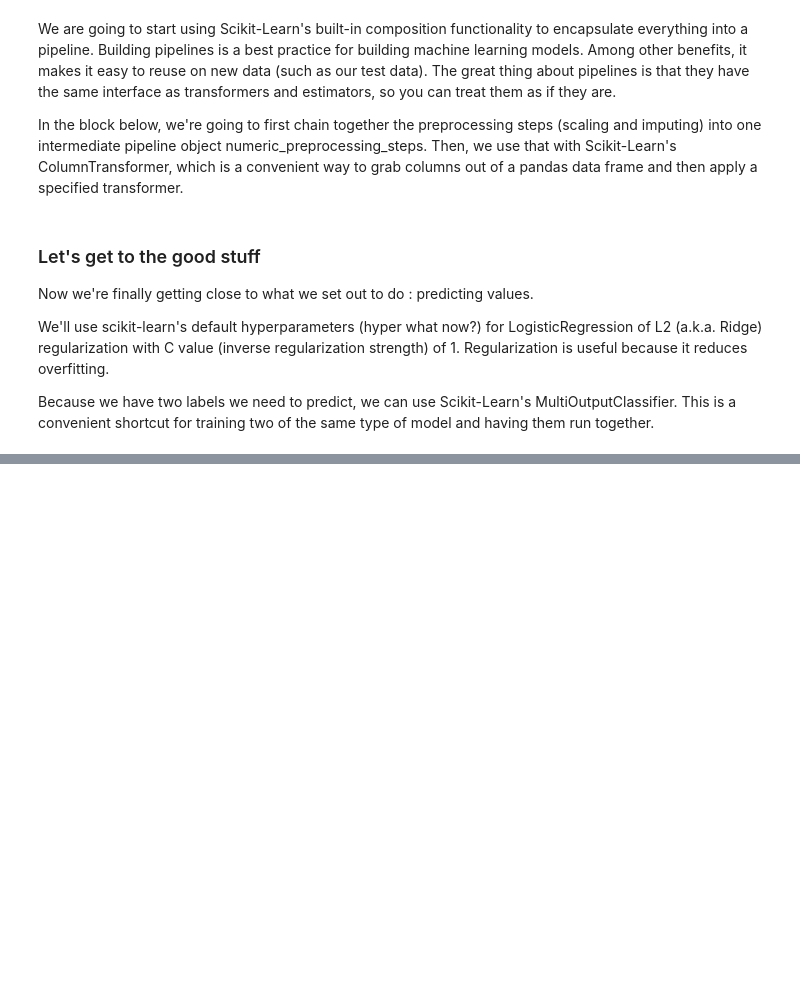
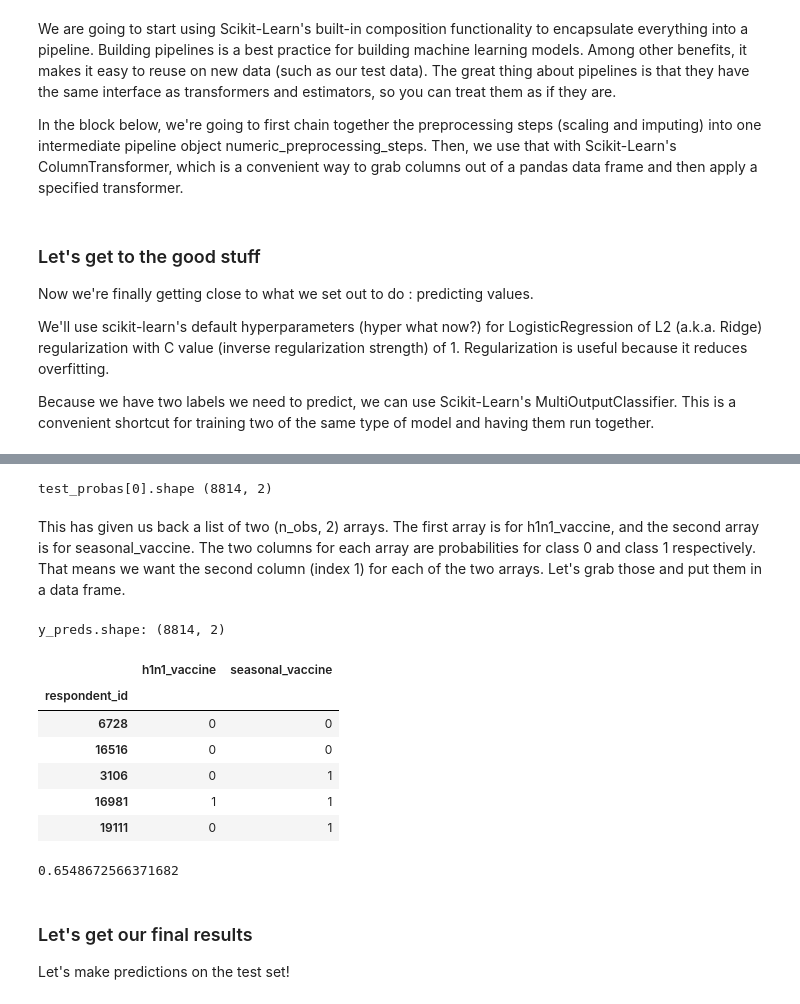
Before and after one commit to haritha-j/alchemize, a Jupyter notebook: flu/data_analytics.ipynb, the cells around one changed output, grey strips where cells are left out. Cells and saved outputs as stored; diff of their text form; code cells hidden in the pictures; blank space fills up the shorter version.

Commit message:
add training & predictions

```diff
--- a/flu/data_analytics.ipynb
+++ b/flu/data_analytics.ipynb
@@ -407,3 +566,19 @@ full_pipeline
 # %% [markdown]
 ## Training
 ![test](train.jpg "")
+# %%
+X_train, X_eval, y_train, y_eval = train_test_split(
+    features_df,
+    labels_df,
+    test_size=0.33,
+    shuffle=True,
+    stratify=labels_df,
+    random_state=RANDOM_SEED
+)
+# %%
+# Train model
+full_pipeline.fit(X_train, y_train)
+
+# Predict on evaluation set
+preds = full_pipeline.predict(X_eval)
+preds
@@ -409,0 +593,33 @@ full_pipeline
+# %%
+print("test_probas.shape", preds.shape)
+# %% [output]
+test_probas[0].shape (8814, 2)
+# %% [markdown]
+This has given us back a list of two (n_obs, 2) arrays. The first array is for h1n1_vaccine, and the second array is for seasonal_vaccine. The two columns for each array are probabilities for class 0 and class 1 respectively. That means we want the second column (index 1) for each of the two arrays. Let's grab those and put them in a data frame.
+# %%
+y_preds = pd.DataFrame(
+    {
+        "h1n1_vaccine": preds[:, 0],
+        "seasonal_vaccine": preds[:, 1],
+    },
+    index = y_eval.index
+)
+print("y_preds.shape:", y_preds.shape)
+y_preds.head()
+# %% [output]
+y_preds.shape: (8814, 2)
+|  | h1n1_vaccine | seasonal_vaccine |
+| respondent_id |  |  |
+| 6728 | 0 | 0 |
+| 16516 | 0 | 0 |
+| 3106 | 0 | 1 |
+| 16981 | 1 | 1 |
+| 19111 | 0 | 1 |
+# %%
+accuracy_score(y_eval, y_preds)
+# %% [output]
+0.6548672566371682
+# %% [markdown]
+### Let's get our final results
+
+Let's make predictions on the test set!
```
Also changed, not shown: parts of 28 cells of this notebook.
